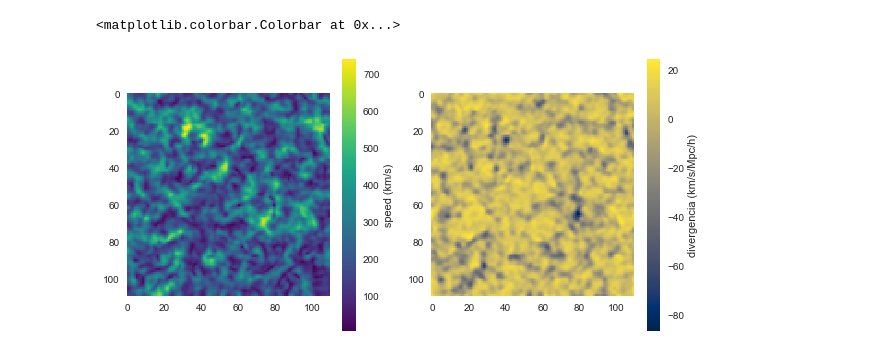
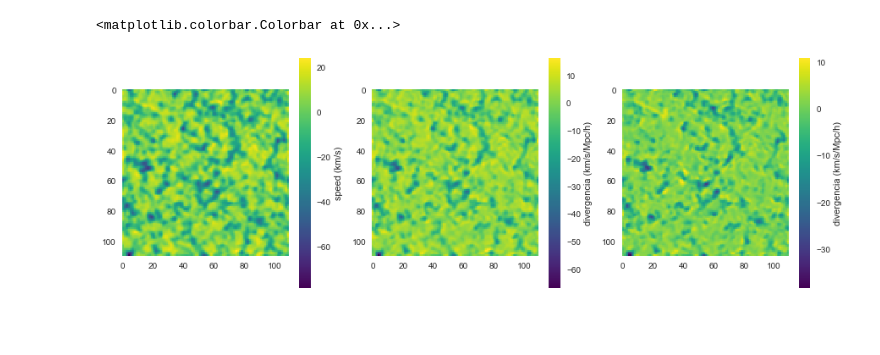
Before and after one commit to forero/abacus, a Jupyter notebook: nb/velocity_fields.ipynb, the cells around one changed output. Drawn from its saved outputs; the diff is of its cells as text; code cells hidden in the pictures; blank space fills up the shorter version.

Commit message:
plots

```diff
--- a/nb/velocity_fields.ipynb
+++ b/nb/velocity_fields.ipynb
@@ -131,18 +11,33 @@ div = np.load('div_test.npy')
+# %%
+div = {}
+div[200] = np.load("../data/AbacusCosmos_1100box_00_FoF_halos_z0.300/fields/div_box_1100.0_sigmacut_200.0_cell_10.0_smooth_1.0.npy")
+div[300] = np.load("../data/AbacusCosmos_1100box_00_FoF_halos_z0.300/fields/div_box_1100.0_sigmacut_300.0_cell_10.0_smooth_1.0.npy")
+div[400] = np.load("../data/AbacusCosmos_1100box_00_FoF_halos_z0.300/fields/div_box_1100.0_sigmacut_400.0_cell_10.0_smooth_1.0.npy")
+
+water = {}
+water[200] = np.load("../data/AbacusCosmos_1100box_00_FoF_halos_z0.300/fields/watershed_box_1100.0_sigmacut_200.0_cell_10.0_smooth_1.0.npy")
+water[300] = np.load("../data/AbacusCosmos_1100box_00_FoF_halos_z0.300/fields/watershed_box_1100.0_sigmacut_300.0_cell_10.0_smooth_1.0.npy")
+water[400] = np.load("../data/AbacusCosmos_1100box_00_FoF_halos_z0.300/fields/watershed_box_1100.0_sigmacut_400.0_cell_10.0_smooth_1.0.npy")
 # %%
-z_slice = 81
-plt.figure(figsize=(10,5))
+z_slice = 10
+plt.figure(figsize=(15,5))
 
-
-plt.subplot(1,2,1)
-plt.imshow(v_norm[z_slice,:,:], cmap='viridis')
+plt.subplot(1,3,1)
+plt.imshow(div[200][z_slice,:,:], cmap='viridis')
 plt.grid(False)
 plt.colorbar(label='speed (km/s)')
 
 
-plt.subplot(1,2,2)
-plt.imshow(div[z_slice,:,:], cmap='cividis')
+plt.subplot(1,3,2)
+plt.imshow(div[300][z_slice,:,:], cmap='viridis')
 plt.grid(False)
 plt.colorbar(label='divergencia (km/s/Mpc/h)')
+
+
+plt.subplot(1,3,3)
+plt.imshow(div[400][z_slice,:,:], cmap='viridis')
+plt.grid(False)
+plt.colorbar(label='divergencia (km/s/Mpc/h)')
 # %% [output]
 <matplotlib.colorbar.Colorbar at 0x...>
-[figure, old version]
+[figure, new version]
```
Also changed, not shown: parts of 34 cells of this notebook.
